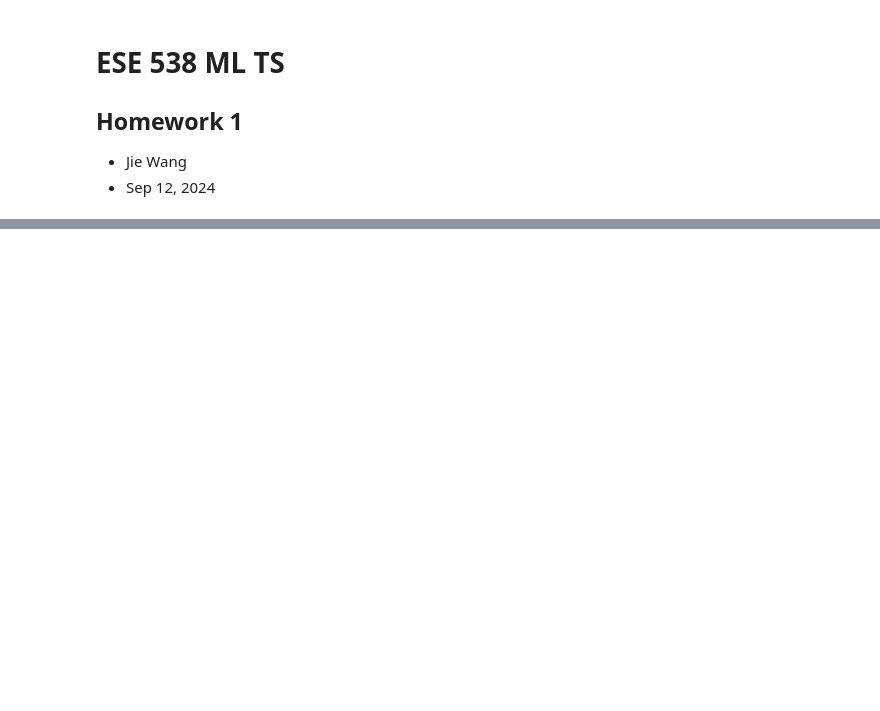
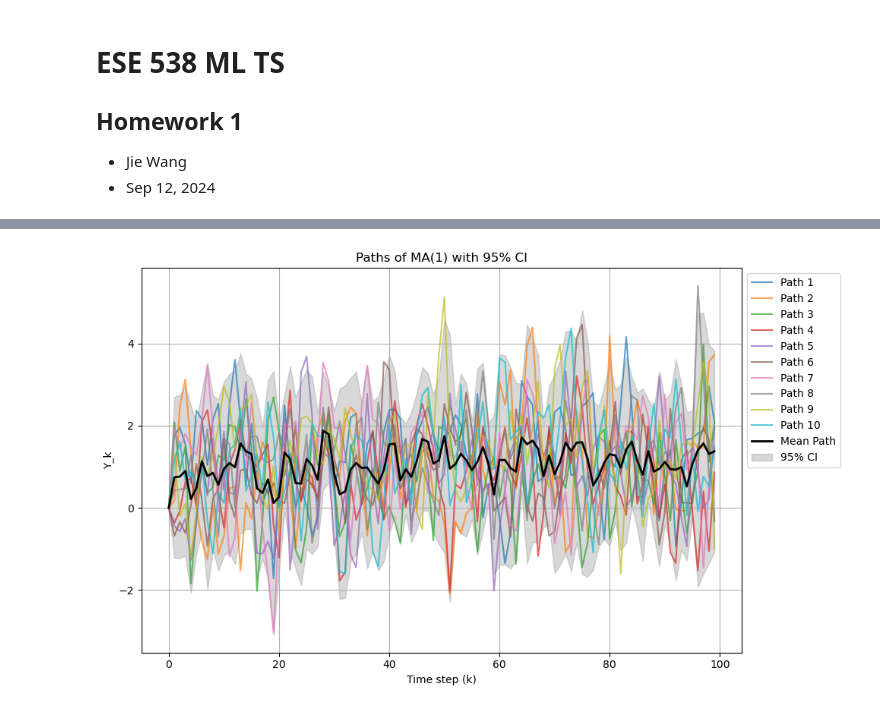
Before and after one commit to Everloom-129/ESE5380-ML-time-series, a Jupyter notebook: Assignments/hw1.ipynb, the cells around one changed output, grey strips where cells are left out. Saved outputs shown, nothing was run; the diff lists cells and outputs as text; code cells hidden in the pictures; blank space fills up the shorter version.

```diff
--- a/Assignments/hw1.ipynb
+++ b/Assignments/hw1.ipynb
@@ -86,0 +86,15 @@ plt.show()
+# %%
+theta_1 = 0.5
+sigma_epsilon = 1
+
+@process_type_selector
+def MA1_process(theta_list, alpha, epsilon, path_length):
+    Y = np.zeros(path_length)  #  Y_0 = 0
+    theta_1 = theta_list[0]
+    for k in range(1, path_length):
+        Y[k] = 1 + epsilon[k] + theta_1 * epsilon[k-1]
+    return Y
+
+plot_random_process(MA1_process,'MA(1)',[theta_1,],var_sigma=sigma_epsilon)
+# %% [output]
+[figure, added]
```
Also changed, not shown: parts of 13 cells of this notebook, 4 other files.
